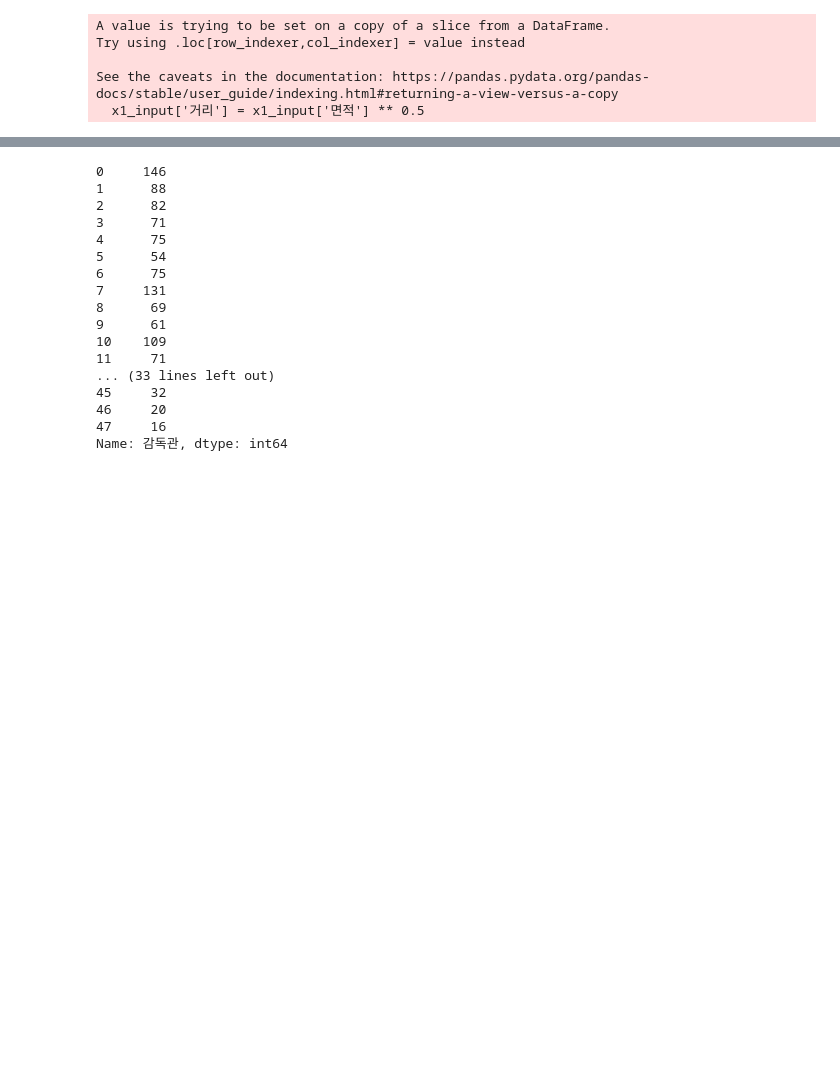
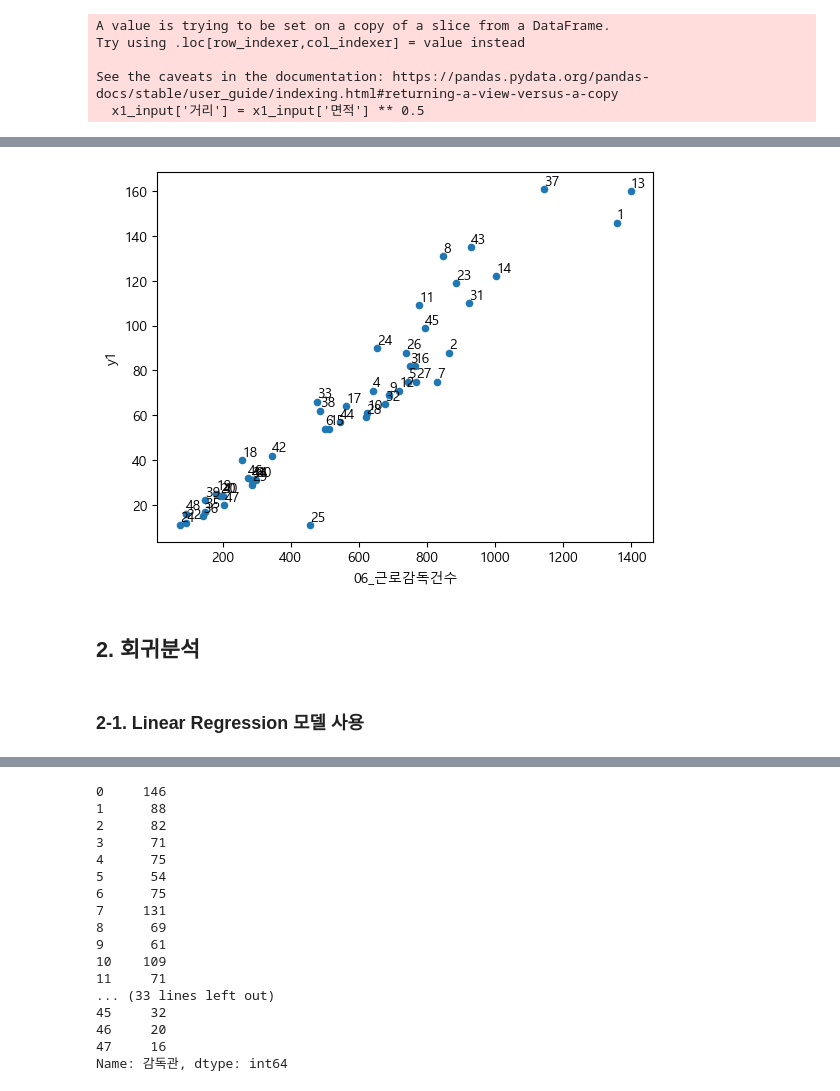
Before and after one commit to barkle2/IA, a Jupyter notebook: 정원/project_1/branch_analysis_v2.ipynb, the cells around one changed output, grey strips where cells are left out. Cells and saved outputs as stored; diff of their text form; code cells hidden in the pictures; blank space fills up the shorter version.

```diff
--- a/정원/project_1/branch_analysis_v2.ipynb
+++ b/정원/project_1/branch_analysis_v2.ipynb
@@ -109,0 +152,8 @@ See the caveats in the documentation: https://pandas.pydata.org/pandas-docs/stab
+# %%
+# 실제로 사용할 지표만 남기고 나머지는 삭제
+x1_v1 = x1_input[['01_인구수', '02_사업체수', '03_종사자수', '04_신고사건접수건수', '05_신고사건처리건수', '06_근로감독건수',
+                  '07_정기감독실시업체', '08_수시감독실시업체', '09_금품청산법위반건수', '10_현장점검횟수', '11_현장점검의날지도건수',
+                  '12_교육컨설팅횟수', '13_안전보건감독건수', '14_산재조사표입력건수', '15_점검감독', '16_중대재해', '17_사고재해자수',
+                  '18_부상자수', '19_면적', '20_거리', '21_평균처리일', '22_지연처리율', '23_사망만인율', '24_사고사망만인율', '25_재해율']]
+
+x1_v1.head()
@@ -125,0 +188,28 @@ x1_input2.head()
+# %%
+# 산점도로 검증하기
+import matplotlib.pyplot as plt
+
+plt.rcParams['font.family'] = 'Malgun Gothic' # 또는 다른 한글 폰트 이름
+plt.rcParams['axes.unicode_minus'] = False
+
+df_plot = pd.DataFrame()
+df_plot['연번'] = x1_input['연번']
+df_plot['y1'] = y1
+df_plot['06_근로감독건수'] = x1_v1['06_근로감독건수']
+# %%
+ax = df_plot.plot.scatter(x='06_근로감독건수', y='y1')
+
+for i, row in df_plot.iterrows():
+    ax.text(row['06_근로감독건수'] + 0.5, row['y1'] + 0.5, # 좌표 조정
+            row['연번'],                           # 'product_name' 컬럼 값을 레이블로
+            fontsize=10,
+            ha='left',  # horizontal alignment
+            va='bottom') # vertical alignment
+
+plt.show()
+# %% [output]
+[figure, added]
+# %% [markdown]
+## 2. 회귀분석
+# %% [markdown]
+### 2-1. Linear Regression 모델 사용
```
Also changed, not shown: parts of 33 cells of this notebook, 1 other file.
